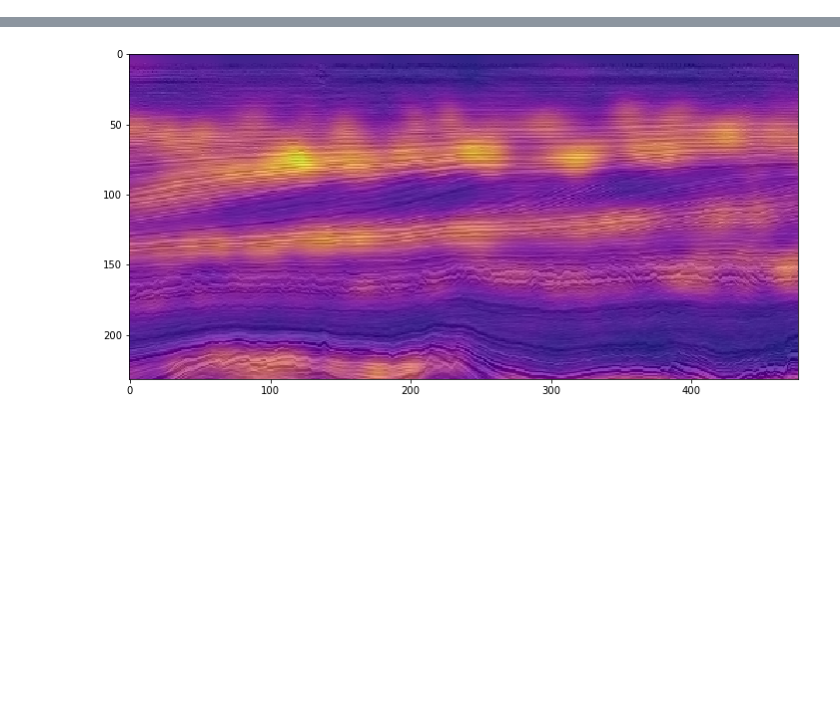
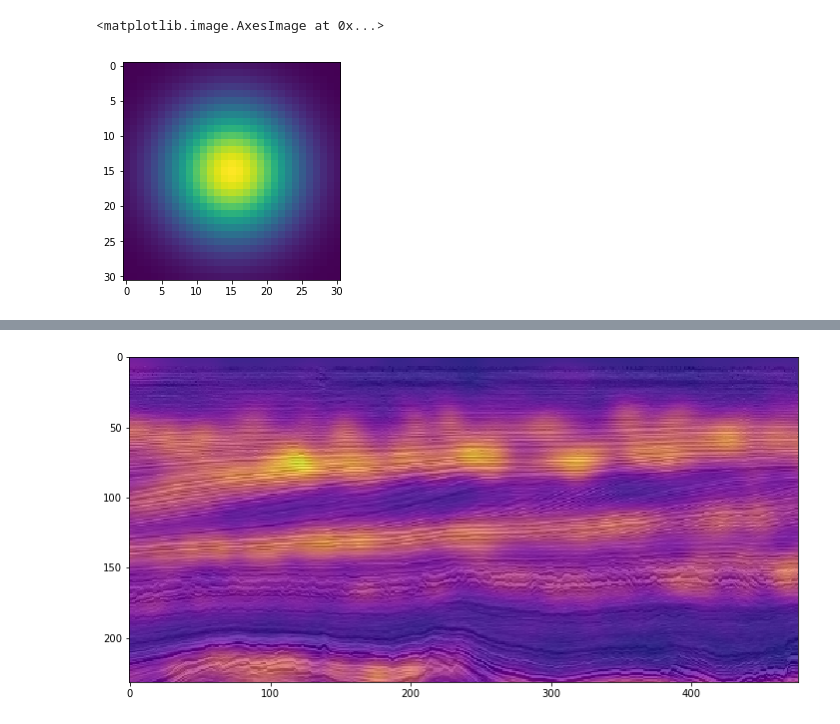
Before and after one commit to enthought/blusky, a Jupyter notebook: notebooks/Father Wavelet.ipynb, the cells around one changed output, grey strips where cells are left out. Saved outputs shown, nothing was run; the diff lists cells and outputs as text; code cells hidden in the pictures; blank space fills up the shorter version.

```diff
--- a/notebooks/Father Wavelet.ipynb
+++ b/notebooks/Father Wavelet.ipynb
@@ -89,3 +114,10 @@ sca_transf = apply_conv.convolve(unpadded_convs)
+# %%
+fw = father_wavelet.kernel(0.)
+
+plt.imshow(np.real(fw))
+# %% [output]
+<matplotlib.image.AxesImage at 0x...>
+[figure, added]
 # %%
 model = Model(inputs=inp, outputs=sca_transf)
 model.summary()
```
Also changed, not shown: parts of 6 cells of this notebook, 1 other file.
